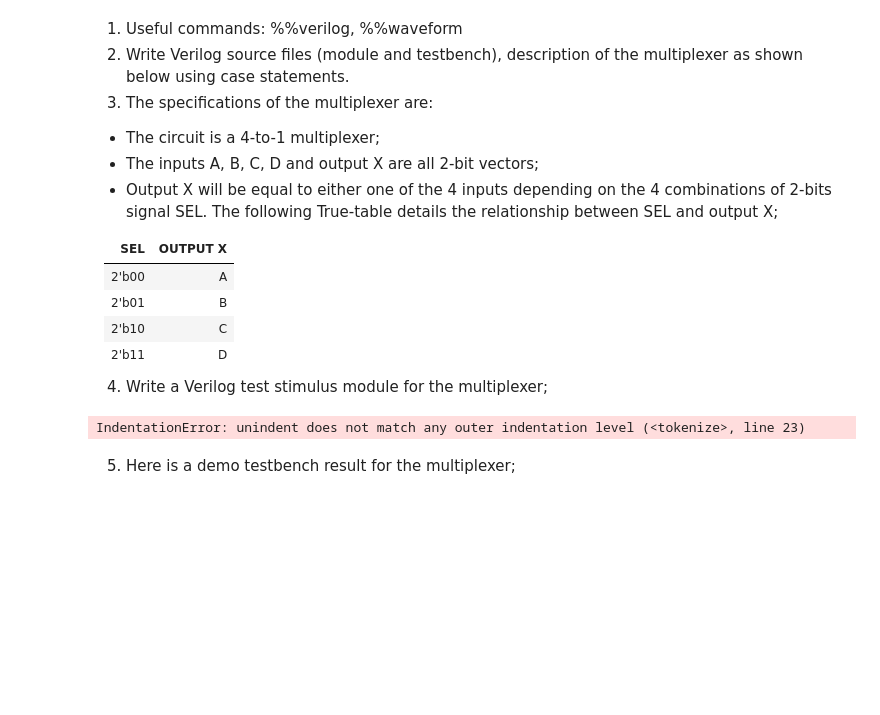
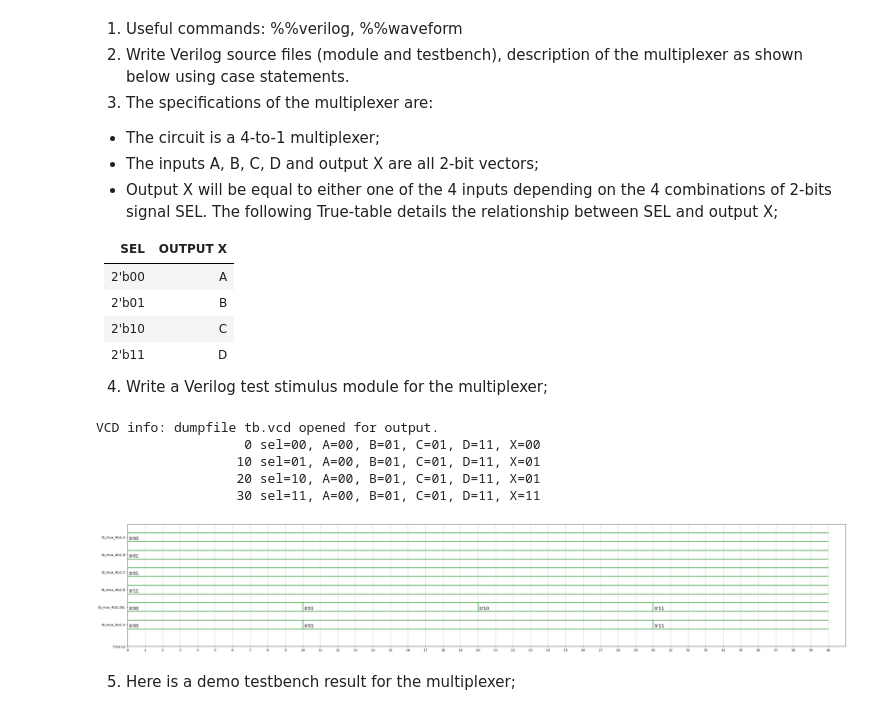
Before and after one commit to Varshan98/Suriya_DSL_HW, a Jupyter notebook: HW3_VerilogGitHomework.ipynb, the cells around one changed output. Cells and saved outputs as stored; diff of their text form; code cells hidden in the pictures; blank space fills up the shorter version.

```diff
--- a/HW3_VerilogGitHomework.ipynb
+++ b/HW3_VerilogGitHomework.ipynb
@@ -135,10 +135,9 @@ base = 'bin' # bin, dec, dec2, hex, octal
 
 4. Write a Verilog test stimulus module for the multiplexer;
 # %%
-from ast import dump
 %%verilog
 
-//!DO NOT EDIT MODULE NAME AND PORT NAME!
+//Design the 4-to-1 multiplexer by using b) case statements
 module multiplexer(
     input [1:0]A,
     input [1:0]B,
@@ -148,16 +147,16 @@ module multiplexer(
     output reg [1:0]X
 );
 
+ always @(*) begin
+  case(SEL)
+   2'b00: X = A;
+   2'b01: X = B;
+   2'b10: X = C;
+   2'b11: X = D;
+   default: X = 2'b00;
+  endcase
+ end
 
-  always @(*) begin
-        case (SEL)
-            2'b00: X = A;
-            2'b01: X = B;
-            2'b10: X = C;
-            2'b11: X = D;
-            default: X = A;
-        endcase;
-    end
 endmodule
 
 //TESTBENCH HERE
@@ -174,11 +173,11 @@ module tb_mux_4to1;
     );
 
     initial begin
-    $monitor("%d sel=%b, A=%b, B=%b, C=%b, D=%b",$time, SEL, A, B, C, D);
+    $monitor("%d sel=%b, A=%b, B=%b, C=%b, D=%b, X=%b",$time, SEL, A, B, C, D, X);
     $dumpfile("tb.vcd");
     $dumpvars();
         // Initialize inputs
-        A = 2'b00; B = 2'b01; C = 2'b10; D = 2'b11;
+        A = 2'b00; B = 2'b01; C = 2'b01; D = 2'b11;
 
         // Test all cases
         SEL = 2'b00; #10;
@@ -192,7 +191,19 @@ module tb_mux_4to1;
     end
 endmodule
 # %% [output]
-IndentationError: unindent does not match any outer indentation level (<tokenize>, line 23)
+VCD info: dumpfile tb.vcd opened for output.
+                   0 sel=00, A=00, B=01, C=01, D=11, X=00
+                  10 sel=01, A=00, B=01, C=01, D=11, X=01
+                  20 sel=10, A=00, B=01, C=01, D=11, X=01
+                  30 sel=11, A=00, B=01, C=01, D=11, X=11
+# %%
+%%waveform tb.vcd
+sign_list = ['tb_mux_4to1.A','tb_mux_4to1.B','tb_mux_4to1.C','tb_mux_4to1.D','tb_mux_4to1.SEL','tb_mux_4to1.X']
+time_begin = 0
+time_end = 40
+base = 'bin' # bin, dec, dec2, hex, octal
+# %% [output]
+[figure, added]
 # %% [markdown]
 5. Here is a demo testbench result for the multiplexer;
 # %% [markdown]
```
Also changed, not shown: parts of 4 cells of this notebook.
